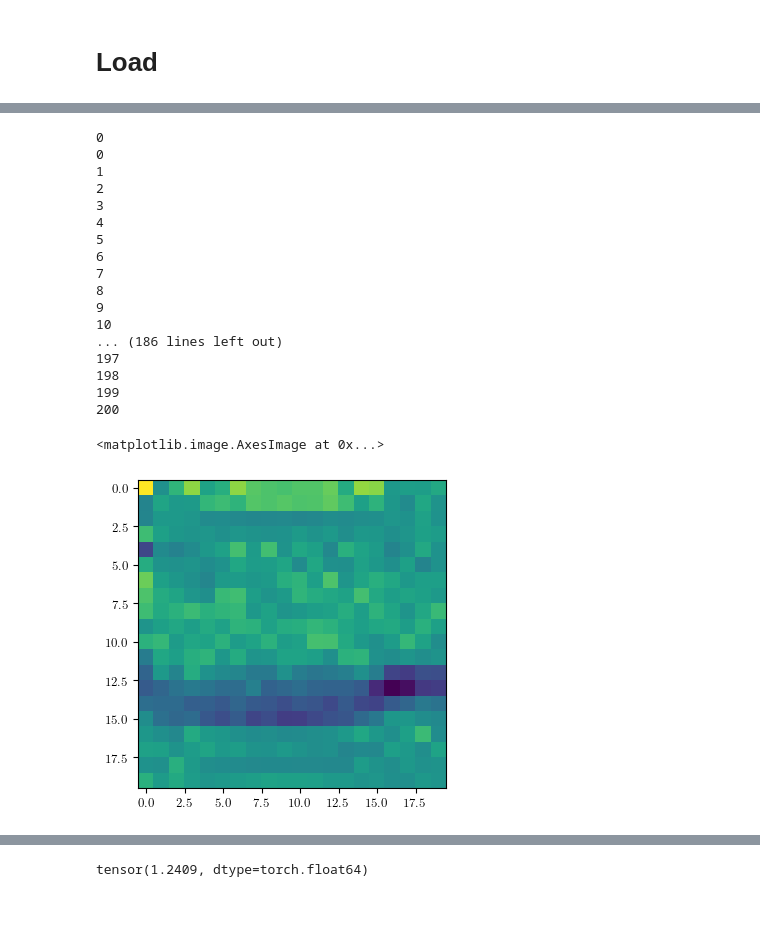
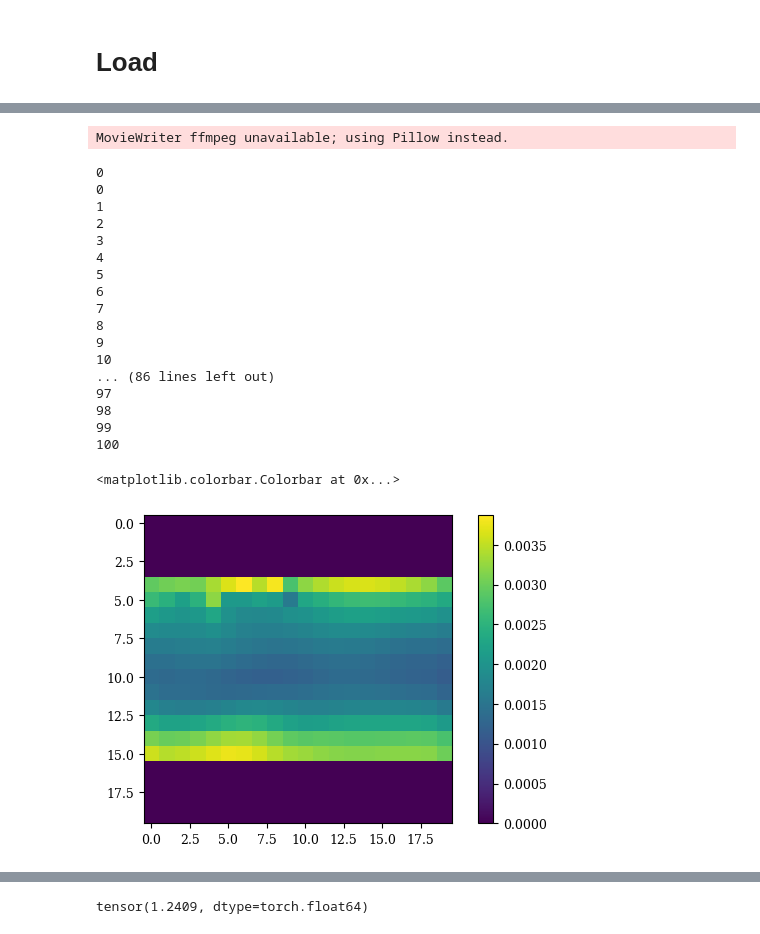
Before and after one commit to hainingpan/GTN, a Jupyter notebook: test_pytorch.ipynb, the cells around one changed output, grey strips where cells are left out. Drawn from its saved outputs; the diff is of its cells as text; code cells hidden in the pictures; blank space fills up the shorter version.

```diff
--- a/test_pytorch.ipynb
+++ b/test_pytorch.ipynb
@@ -381,3 +376,5 @@ EC_list[-1].nelement()*EC_list[-1].element_size()
+# %%
+plt.rcParams['text.usetex']=False
 # %%
 for idx in range(len(C_r_list)):
     fig,ax=plt.subplots(2,1)
@@ -474,7 +615,9 @@ tensor([1.0015, 1.0015, 1.0015,  ..., 1.0000, 1.0000, 1.0000], device='cuda:0')
 # %%
 # rs = torch.load('class_A_2D_L10_nshell2_tf10.pt', map_location='cpu')
 # rs = torch.load('class_A_2D_L20_nshell2_tf30.pt', map_location='cpu')
-rs = torch.load('class_A_2D_L20_nshell2_tf100_truncate.pt', map_location='cpu')
+# rs = torch.load('class_A_2D_L20_nshell2_tf100_truncate.pt', map_location='cpu')
+# rs = torch.load('class_A_2D_L20_nshell3_tf100_truncate.pt', map_location='cpu')
+rs = torch.load('class_A_2D_L20_nshell4_tf100_truncate.pt', map_location='cpu')
 # rs = torch.load('class_A_2D_L20_nshell2_tf200_truncate.pt', map_location='cpu')
 # rs = torch.load('class_A_2D_L20_nshell2_tf1000_truncate.pt', map_location='cpu')
 # rs = torch.load('class_A_2D_L20_nshell2_tf50_truncate.pt', map_location='cpu')
@@ -546,30 +680,32 @@ ani = animation.FuncAnimation(
     blit=False    # Blit optimizes the rendering
 )
 # %%
-ani.save('L20_truncate_200.mp4', writer='ffmpeg', fps=3,dpi=200)
+ani.save('L20_truncate_nshell4_100.gif', writer='ffmpeg', fps=3,dpi=200)
 # ani.save('L20_overlap_200.mp4', writer='ffmpeg', fps=3,dpi=200)
 # %% [output]
-0
-0
-1
-2
-3
-4
-5
-6
-7
-8
-9
-10
-... (186 lines left out)
-197
-198
-199
-200
+MovieWriter ffmpeg unavailable; using Pillow instead.
+0
+0
+1
+2
+3
+4
+5
+6
+7
+8
+9
+10
+... (86 lines left out)
+97
+98
+99
+100
 # %%
 plt.imshow(rs['EC'][-1][0])
+plt.colorbar()
 # %% [output]
-<matplotlib.image.AxesImage at 0x...>
+<matplotlib.colorbar.Colorbar at 0x...>
-[figure, old version]
+[figure, new version]
 # %%
 fig,ax=plt.subplots(figsize=(4,4))
```
Also changed, not shown: parts of 39 cells of this notebook, 3 other files.
